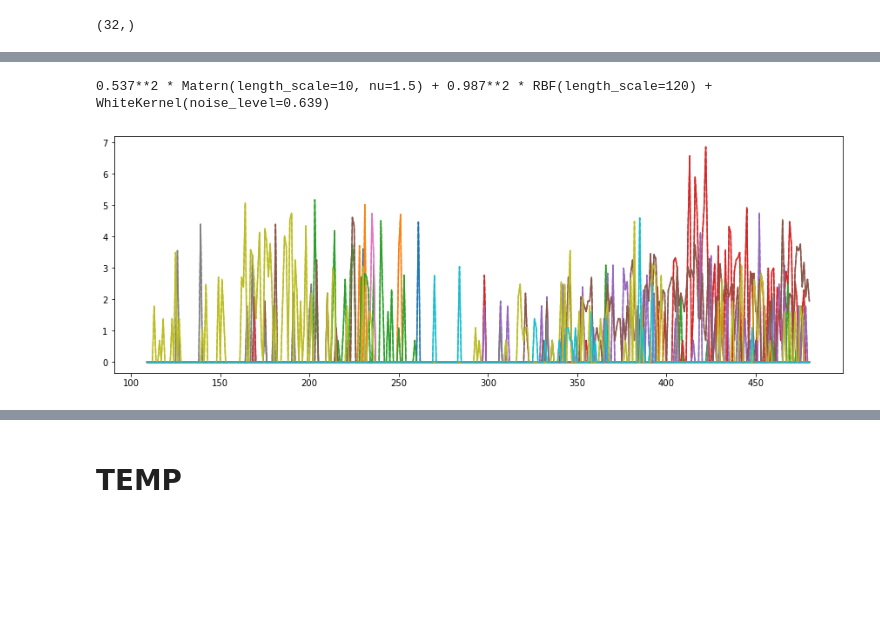
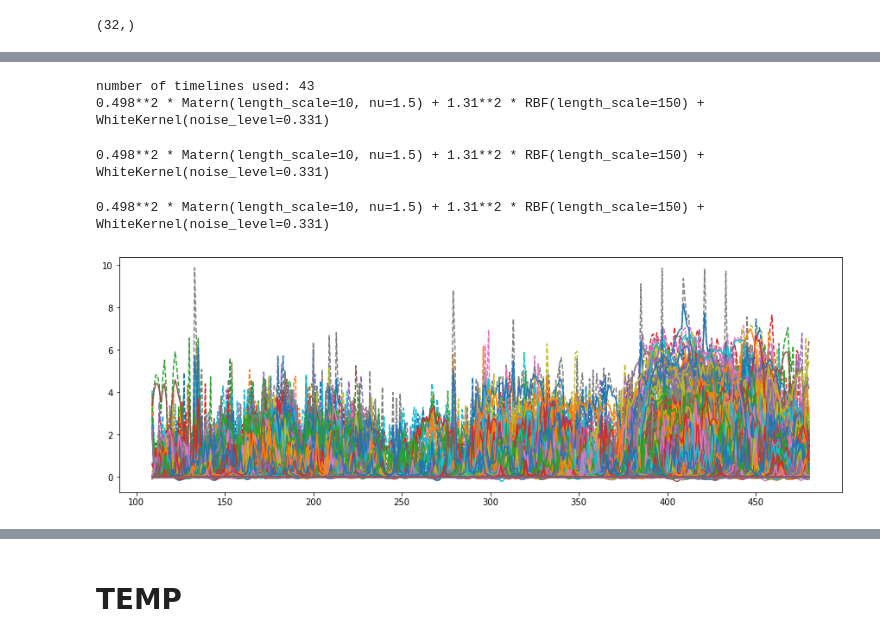
Before and after one commit to Polichinel/Detectron2, a Jupyter notebook: misc/estimating_exposure.ipynb, the cells around one changed output, grey strips where cells are left out. Saved outputs shown, nothing was run; the diff lists cells and outputs as text; code cells hidden in the pictures; blank space fills up the shorter version.

```diff
--- a/misc/estimating_exposure.ipynb
+++ b/misc/estimating_exposure.ipynb
@@ -61,14 +126,35 @@ gaussian_process = GaussianProcessRegressor(kernel=kernel, n_restarts_optimizer=
-# %%
-gaussian_process.fit(x, y)
-gaussian_process.kernel_
-# %% [output]
-0.537**2 * Matern(length_scale=10, nu=1.5) + 0.987**2 * RBF(length_scale=120) + WhiteKernel(noise_level=0.639)
+# %%
+kernel = esstimate_kernel(df_sub)
+print(kernel)
+# %% [output]
+number of timelines used: 43
+0.498**2 * Matern(length_scale=10, nu=1.5) + 1.31**2 * RBF(length_scale=150) + WhiteKernel(noise_level=0.331)
+# %%
+kernel.set_params(k1__k1__k1__constant_value_bounds = 'fixed',
+                  k1__k1__k2__length_scale_bounds = 'fixed',
+                  k1__k2__k1__constant_value_bounds = 'fixed',
+                  k1__k2__k2__length_scale_bounds = 'fixed',
+                  k2__noise_level_bounds = 'fixed' )
+# %% [output]
+0.498**2 * Matern(length_scale=10, nu=1.5) + 1.31**2 * RBF(length_scale=150) + WhiteKernel(noise_level=0.331)
+# %%
+gaussian_process = GaussianProcessRegressor(kernel=kernel, n_restarts_optimizer=9)
+
+n_timelines_new = df_sub['gid'].unique().shape[0]
+df_sub.sort_values(['month_id', 'gid'], inplace = True) # this make reshape work
+x_new = np.array(df_sub[['month_id']]).reshape(-1, n_timelines_new)
+y_new = np.array(df_sub[['log_best']]).reshape(-1, n_timelines_new)
+
+gaussian_process.fit(x_new,y_new)
+gaussian_process.kernel_
+# %% [output]
+0.498**2 * Matern(length_scale=10, nu=1.5) + 1.31**2 * RBF(length_scale=150) + WhiteKernel(noise_level=0.331)
 # %%
-mean_prediction, std_prediction = gaussian_process.predict(x, return_std=True)
+mean_prediction, std_prediction = gaussian_process.predict(x_new, return_std=True)
 # %%
 plt.figure(figsize =  [15,5])
-plt.plot(x, y, '--', label="log best")
-plt.plot(x, mean_prediction, label="Mean prediction")
+plt.plot(x_new, y_new, '--', label="log best")
+plt.plot(x_new, mean_prediction, label="Mean prediction")
 plt.show()
 # %% [output]
-[figure, old version]
+[figure, new version]
```
Also changed, not shown: parts of 17 cells of this notebook.
